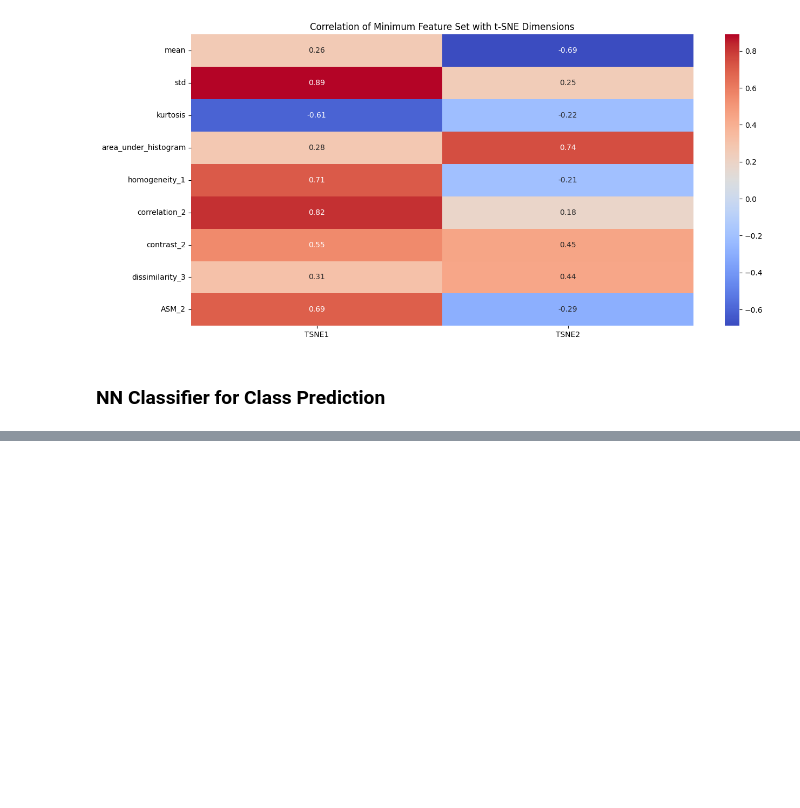
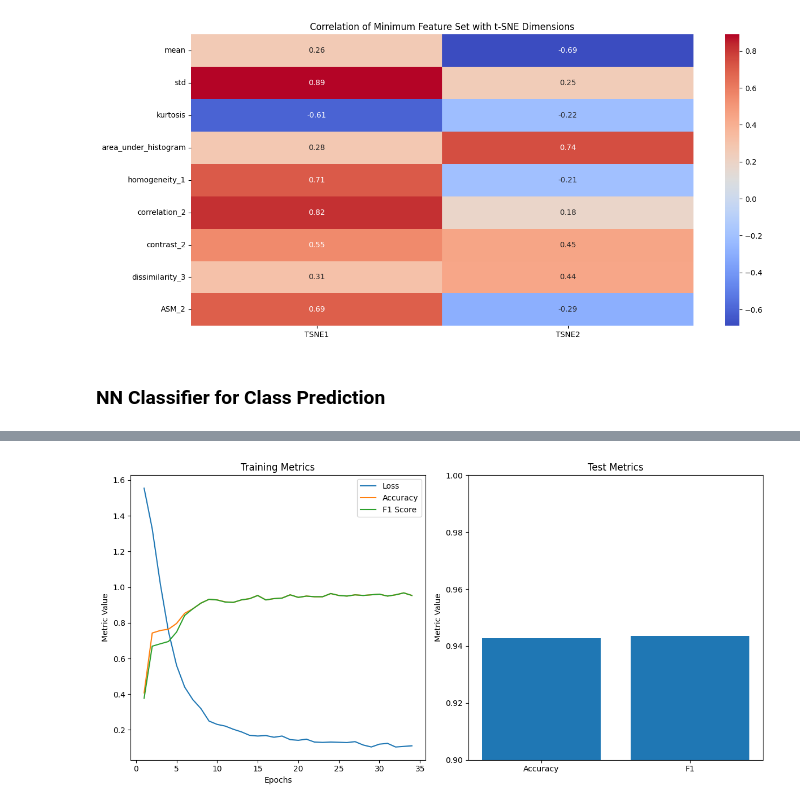
Before and after one commit to mickaeltardy/hera-mi-pmsd2024-homogeneous_mg, a Jupyter notebook: analysis.ipynb, the cells around one changed output, grey strips where cells are left out. Drawn from its saved outputs; the diff is of its cells as text; code cells hidden in the pictures; blank space fills up the shorter version.

```diff
--- a/analysis.ipynb
+++ b/analysis.ipynb
@@ -337,0 +325,6 @@ Siemens_INBreast       0.92      0.86      0.89        14
+# %%
+input_size, num_classes, train_loader, test_loader, le = get_datasets(df)
+# %%
+model, criterion, optimizer = build_model(input_size, num_classes)
+# %%
+train_metrics = train_model(model, optimizer, criterion, train_loader)
@@ -337,0 +333,2 @@ Siemens_INBreast       0.92      0.86      0.89        14
+# %%
+test_metrics = test_model(model, criterion, test_loader)
@@ -337,0 +337,4 @@ Siemens_INBreast       0.92      0.86      0.89        14
+# %%
+plot_metrcis(train_metrics, test_metrics)
+# %% [output]
+[figure, added]
```
Also changed, not shown: parts of 22 cells of this notebook.
